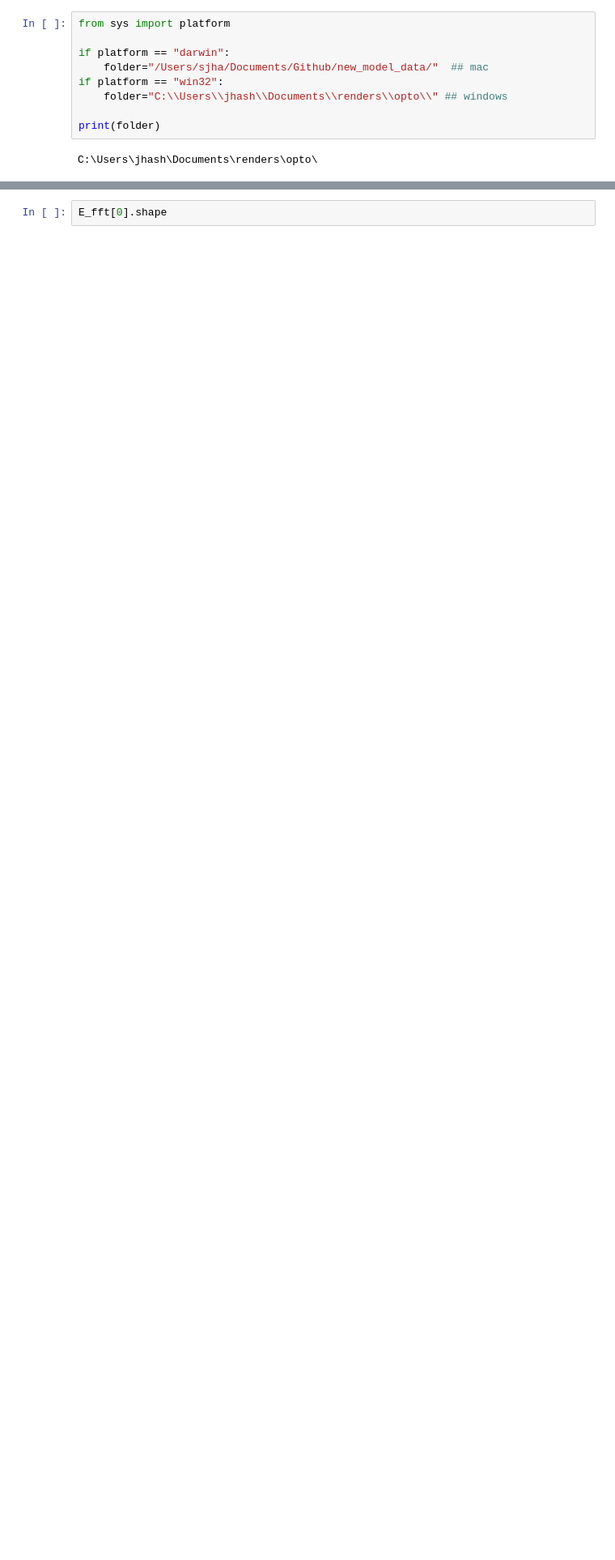
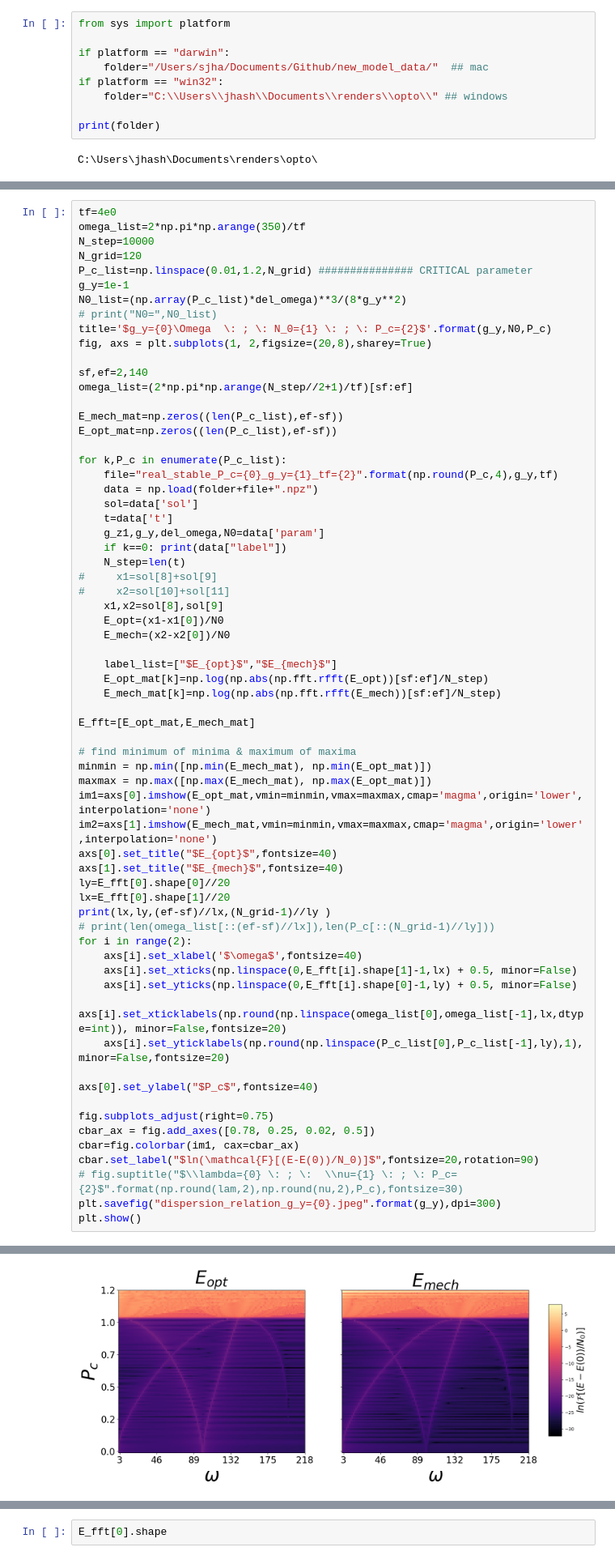
Before and after one commit to Satyamjha2/Optomechanics, a Jupyter notebook: new_model_plots.ipynb, the cells around one changed output, grey strips where cells are left out. Shown at 81% size. Saved outputs shown, nothing was run; the diff lists cells and outputs as text; blank space fills up the shorter version.

```diff
--- a/new_model_plots.ipynb
+++ b/new_model_plots.ipynb
@@ -323,0 +377,66 @@ plt.show()
+# %%
+tf=4e0
+omega_list=2*np.pi*np.arange(350)/tf
+N_step=10000
+N_grid=120
+P_c_list=np.linspace(0.01,1.2,N_grid) ############### CRITICAL parameter
+g_y=1e-1
+N0_list=(np.array(P_c_list)*del_omega)**3/(8*g_y**2)
+# print("N0=",N0_list)
+title='$g_y={0}\Omega  \: ; \: N_0={1} \: ; \: P_c={2}$'.format(g_y,N0,P_c)
+fig, axs = plt.subplots(1, 2,figsize=(20,8),sharey=True)
+
+sf,ef=2,140
+omega_list=(2*np.pi*np.arange(N_step//2+1)/tf)[sf:ef]
+
+E_mech_mat=np.zeros((len(P_c_list),ef-sf))
+E_opt_mat=np.zeros((len(P_c_list),ef-sf))
+
+for k,P_c in enumerate(P_c_list):
+    file="real_stable_P_c={0}_g_y={1}_tf={2}".format(np.round(P_c,4),g_y,tf)
+    data = np.load(folder+file+".npz")
+    sol=data['sol']
+    t=data['t']
+    g_z1,g_y,del_omega,N0=data['param']
+    if k==0: print(data["label"])
+    N_step=len(t)
+#     x1=sol[8]+sol[9]
+#     x2=sol[10]+sol[11]
+    x1,x2=sol[8],sol[9]
+    E_opt=(x1-x1[0])/N0
+    E_mech=(x2-x2[0])/N0
+
+    label_list=["$E_{opt}$","$E_{mech}$"]
+    E_opt_mat[k]=np.log(np.abs(np.fft.rfft(E_opt))[sf:ef]/N_step)
+    E_mech_mat[k]=np.log(np.abs(np.fft.rfft(E_mech))[sf:ef]/N_step)
+
+E_fft=[E_opt_mat,E_mech_mat]
+
+# find minimum of minima & maximum of maxima
+minmin = np.min([np.min(E_mech_mat), np.min(E_opt_mat)])
+maxmax = np.max([np.max(E_mech_mat), np.max(E_opt_mat)])
+im1=axs[0].imshow(E_opt_mat,vmin=minmin,vmax=maxmax,cmap='magma',origin='lower',interpolation='none')
+im2=axs[1].imshow(E_mech_mat,vmin=minmin,vmax=maxmax,cmap='magma',origin='lower',interpolation='none')
+axs[0].set_title("$E_{opt}$",fontsize=40)
+axs[1].set_title("$E_{mech}$",fontsize=40)
+ly=E_fft[0].shape[0]//20
+lx=E_fft[0].shape[1]//20
+print(lx,ly,(ef-sf)//lx,(N_grid-1)//ly )
+# print(len(omega_list[::(ef-sf)//lx]),len(P_c[::(N_grid-1)//ly]))
+for i in range(2):
+    axs[i].set_xlabel('$\omega$',fontsize=40)
+    axs[i].set_xticks(np.linspace(0,E_fft[i].shape[1]-1,lx) + 0.5, minor=False)
+    axs[i].set_yticks(np.linspace(0,E_fft[i].shape[0]-1,ly) + 0.5, minor=False)
+    axs[i].set_xticklabels(np.round(np.linspace(omega_list[0],omega_list[-1],lx,dtype=int)), minor=False,fontsize=20)
+    axs[i].set_yticklabels(np.round(np.linspace(P_c_list[0],P_c_list[-1],ly),1), minor=False,fontsize=20)
+
+axs[0].set_ylabel("$P_c$",fontsize=40)
+
+fig.subplots_adjust(right=0.75)
+cbar_ax = fig.add_axes([0.78, 0.25, 0.02, 0.5])
+cbar=fig.colorbar(im1, cax=cbar_ax)
+cbar.set_label("$ln(\mathcal{F}[(E-E(0))/N_0)]$",fontsize=20,rotation=90)
+# fig.suptitle("$\\lambda={0} \: ; \:  \\nu={1} \: ; \: P_c={2}$".format(np.round(lam,2),np.round(nu,2),P_c),fontsize=30)
+plt.savefig("dispersion_relation_g_y={0}.jpeg".format(g_y),dpi=300)
+plt.show()
+# %% [output]
@@ -324,3 +446,4 @@ plt.show()
+[figure, added]
 # %%
 tf=4e0
 omega_list=2*np.pi*np.arange(350)/tf
```
Also changed, not shown: parts of 10 cells of this notebook, 1 other file.
